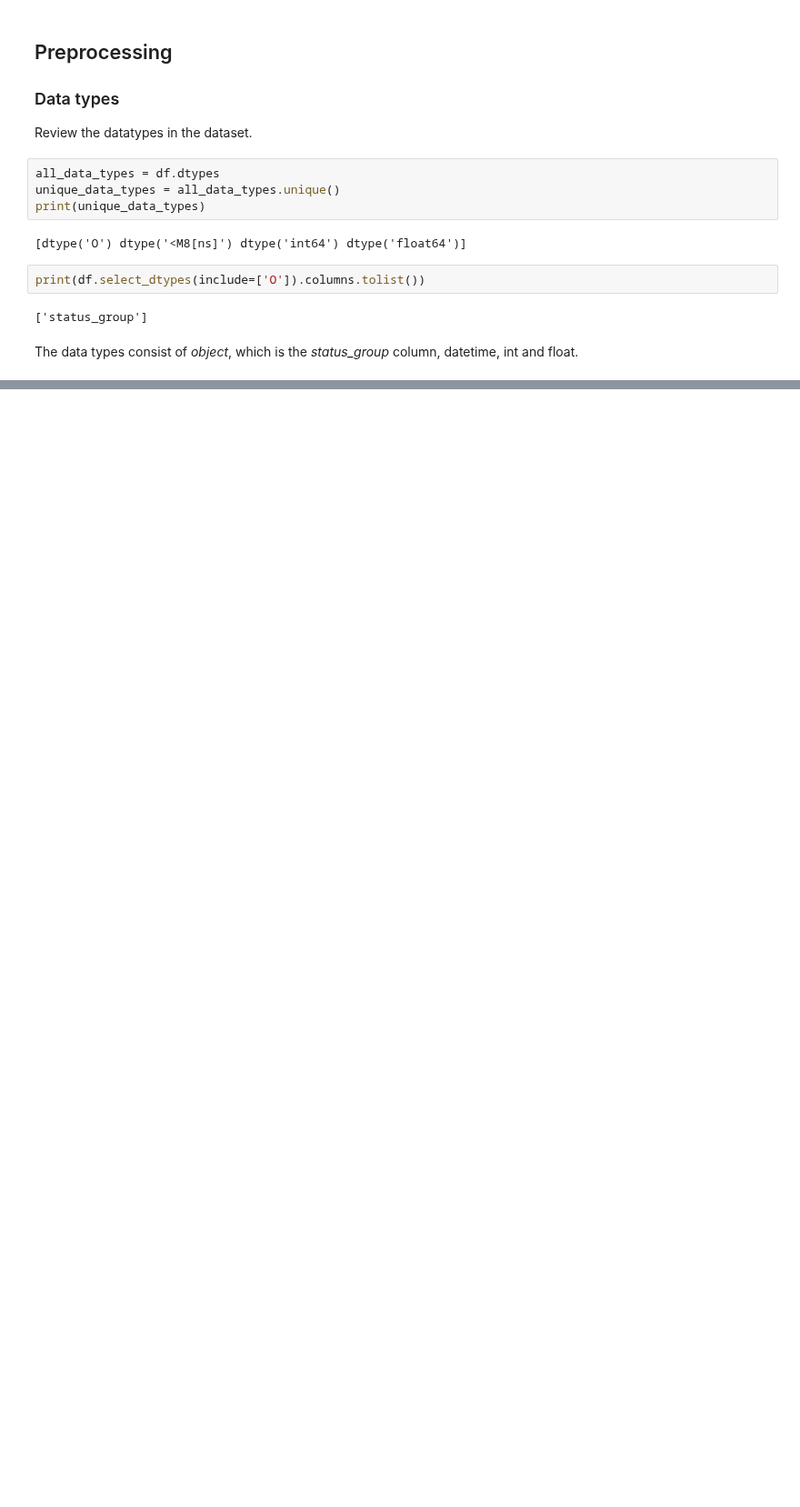
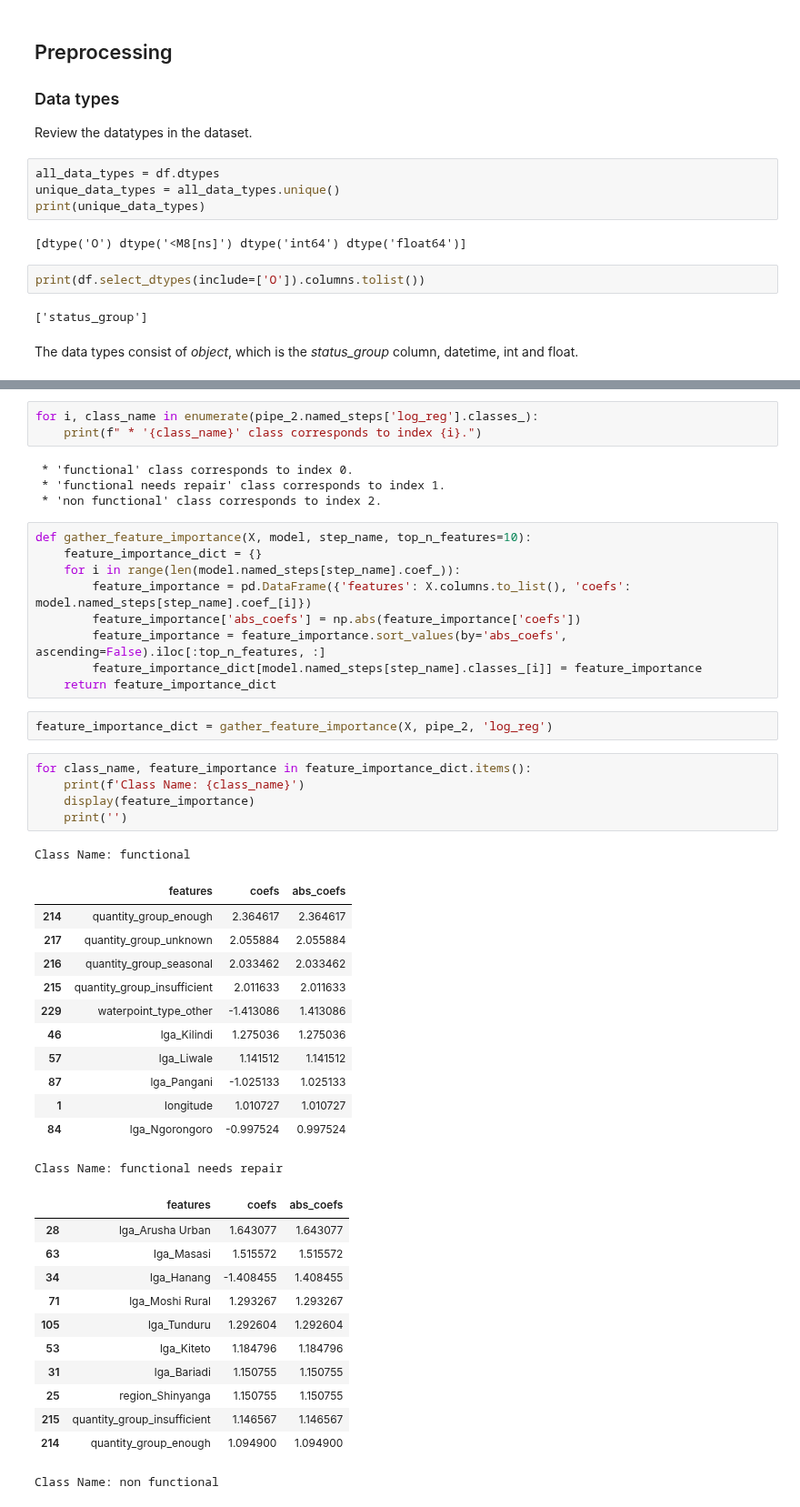
Before and after one commit to dmclark53/Springboard, a Jupyter notebook: Capstone-Project-Two/notebooks/Water_Pumps_Preprocessing.ipynb, the cells around one changed output, grey strips where cells are left out. Shown at 91% size. Cells and saved outputs as stored; diff of their text form; blank space fills up the shorter version.

Commit message:
Performed feature importance analysis for each target class.

```diff
--- a/Capstone-Project-Two/notebooks/Water_Pumps_Preprocessing.ipynb
+++ b/Capstone-Project-Two/notebooks/Water_Pumps_Preprocessing.ipynb
@@ -74,0 +158,49 @@ df[numerical_columns].describe().T
+# %%
+for i, class_name in enumerate(pipe_2.named_steps['log_reg'].classes_):
+    print(f" * '{class_name}' class corresponds to index {i}.")
+# %% [output]
+ * 'functional' class corresponds to index 0.
+ * 'functional needs repair' class corresponds to index 1.
+ * 'non functional' class corresponds to index 2.
+# %%
+def gather_feature_importance(X, model, step_name, top_n_features=10):
+    feature_importance_dict = {}
+    for i in range(len(model.named_steps[step_name].coef_)):
+        feature_importance = pd.DataFrame({'features': X.columns.to_list(), 'coefs': model.named_steps[step_name].coef_[i]})
+        feature_importance['abs_coefs'] = np.abs(feature_importance['coefs'])
+        feature_importance = feature_importance.sort_values(by='abs_coefs', ascending=False).iloc[:top_n_features, :]
+        feature_importance_dict[model.named_steps[step_name].classes_[i]] = feature_importance
+    return feature_importance_dict
+# %%
+feature_importance_dict = gather_feature_importance(X, pipe_2, 'log_reg')
+# %%
+for class_name, feature_importance in feature_importance_dict.items():
+    print(f'Class Name: {class_name}')
+    display(feature_importance)
+    print('')
+# %% [output]
+Class Name: functional
+|  | features | coefs | abs_coefs |
+| 214 | quantity_group_enough | 2.364617 | 2.364617 |
+| 217 | quantity_group_unknown | 2.055884 | 2.055884 |
+| 216 | quantity_group_seasonal | 2.033462 | 2.033462 |
+| 215 | quantity_group_insufficient | 2.011633 | 2.011633 |
+| 229 | waterpoint_type_other | -1.413086 | 1.413086 |
+| 46 | lga_Kilindi | 1.275036 | 1.275036 |
+| 57 | lga_Liwale | 1.141512 | 1.141512 |
+| 87 | lga_Pangani | -1.025133 | 1.025133 |
+| 1 | longitude | 1.010727 | 1.010727 |
+| 84 | lga_Ngorongoro | -0.997524 | 0.997524 |
+Class Name: functional needs repair
+|  | features | coefs | abs_coefs |
+| 28 | lga_Arusha Urban | 1.643077 | 1.643077 |
+| 63 | lga_Masasi | 1.515572 | 1.515572 |
+| 34 | lga_Hanang | -1.408455 | 1.408455 |
+| 71 | lga_Moshi Rural | 1.293267 | 1.293267 |
+| 105 | lga_Tunduru | 1.292604 | 1.292604 |
+| 53 | lga_Kiteto | 1.184796 | 1.184796 |
+| 31 | lga_Bariadi | 1.150755 | 1.150755 |
+| 25 | region_Shinyanga | 1.150755 | 1.150755 |
+| 215 | quantity_group_insufficient | 1.146567 | 1.146567 |
+| 214 | quantity_group_enough | 1.094900 | 1.094900 |
+Class Name: non functional
```
Also changed, not shown: parts of 28 cells of this notebook.
